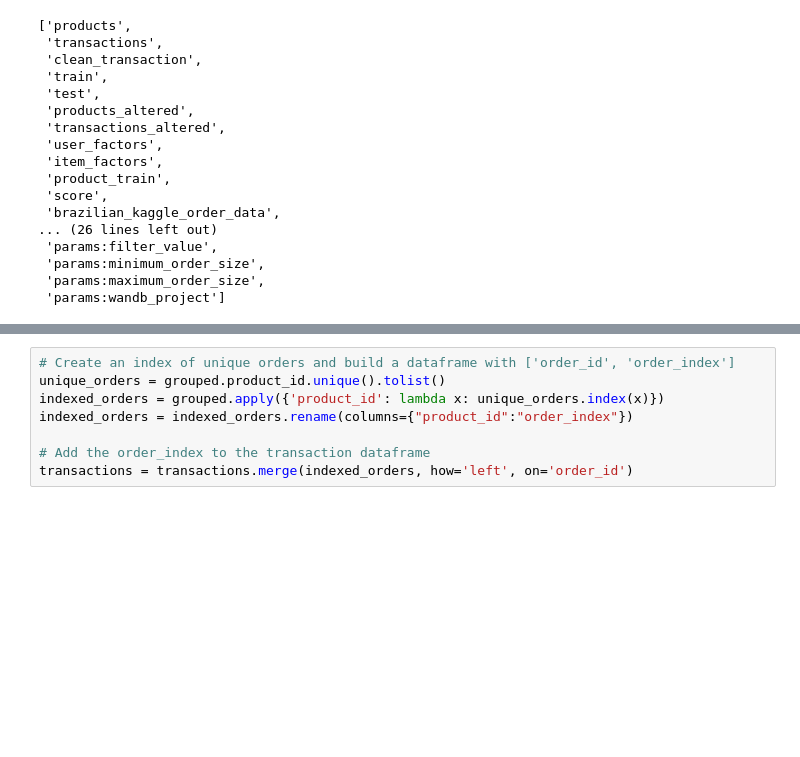
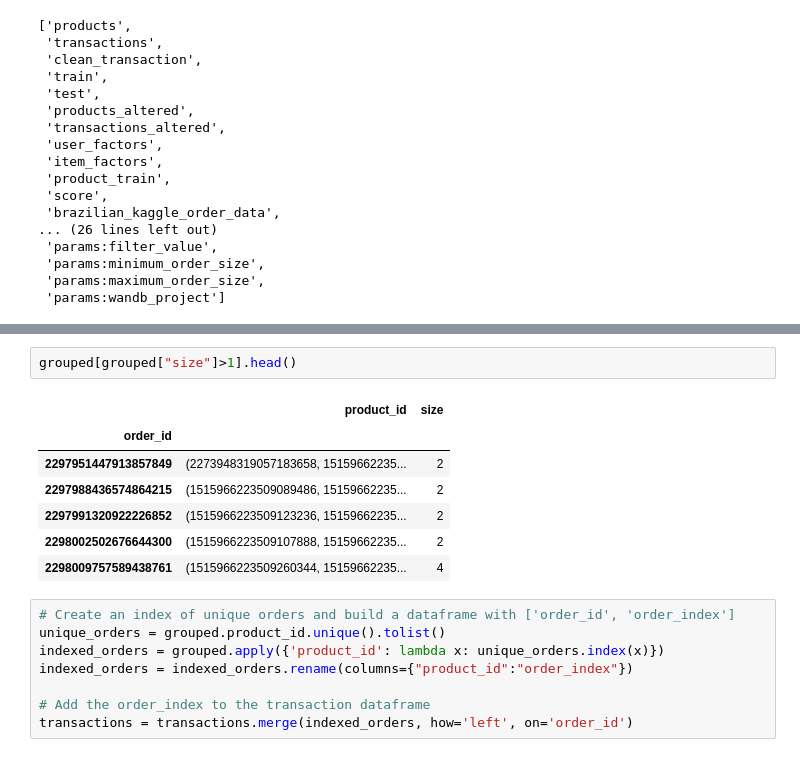
Before and after one commit to HSV-AI/product-recommendation, a Jupyter notebook: notebooks/vipin20-Implicit-Recommendation.ipynb, the cells around one changed output, grey strips where cells are left out. Saved outputs shown, nothing was run; the diff lists cells and outputs as text; blank space fills up the shorter version.

```diff
--- a/notebooks/vipin20-Implicit-Recommendation.ipynb
+++ b/notebooks/vipin20-Implicit-Recommendation.ipynb
@@ -107,3 +119,13 @@ And a graph of what the curve looks like:
+# %%
+grouped[grouped["size"]>1].head()
+# %% [output]
+|  | product_id | size |
+| order_id |  |  |
+| 2297951447913857849 | (2273948319057183658, 15159662235... | 2 |
+| 2297988436574864215 | (1515966223509089486, 15159662235... | 2 |
+| 2297991320922226852 | (1515966223509123236, 15159662235... | 2 |
+| 2298002502676644300 | (1515966223509107888, 15159662235... | 2 |
+| 2298009757589438761 | (1515966223509260344, 15159662235... | 4 |
 # %%
 # Create an index of unique orders and build a dataframe with ['order_id', 'order_index']
 unique_orders = grouped.product_id.unique().tolist()
```
Also changed, not shown: parts of 3 cells of this notebook, 3 other files.
